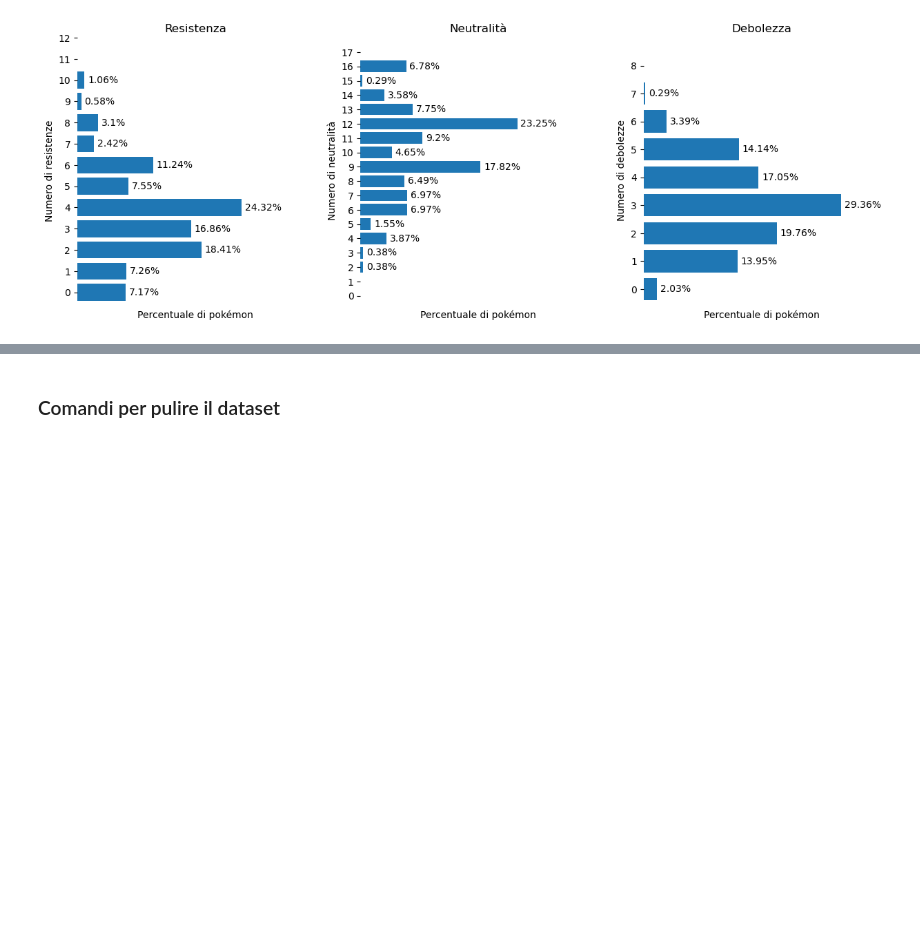
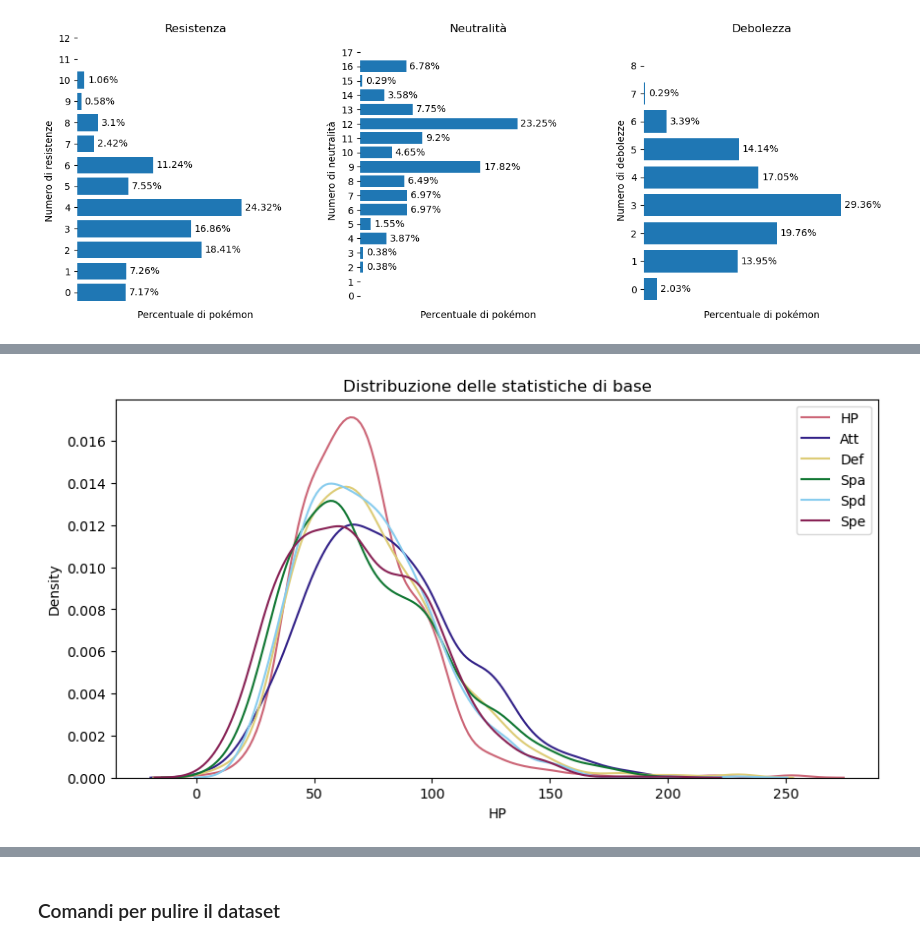
Before and after one commit to Mantotheale/PokemonScientificVisualization, a Jupyter notebook: Pokemon_notebook.ipynb, the cells around one changed output, grey strips where cells are left out. Cells and saved outputs as stored; diff of their text form; code cells hidden in the pictures; blank space fills up the shorter version.

```diff
--- a/Pokemon_notebook.ipynb
+++ b/Pokemon_notebook.ipynb
@@ -537,0 +554,21 @@ plt.show()
+# %%
+stats = ['HP', 'Att', 'Def', 'Spa', 'Spd', 'Spe']
+values_by_stats = []
+
+for i in stats:
+    values_by_stats.append(dataset[i])
+
+plt.subplots(figsize=(10, 5))
+plt.title("Distribuzione delle statistiche di base")
+sns.kdeplot(values_by_stats[0], color='#CC6677', label='HP')
+sns.kdeplot(values_by_stats[1], color='#332288', label='Att')
+sns.kdeplot(values_by_stats[2], color='#DDCC77', label='Def')
+sns.kdeplot(values_by_stats[3], color='#117733', label='Spa')
+sns.kdeplot(values_by_stats[4], color='#88CCEE', label='Spd')
+sns.kdeplot(values_by_stats[5], color='#882255', label='Spe')
+
+plt.legend()
+
+plt.show()
+# %% [output]
+[figure, added]
```
Also changed, not shown: parts of 8 cells of this notebook.
